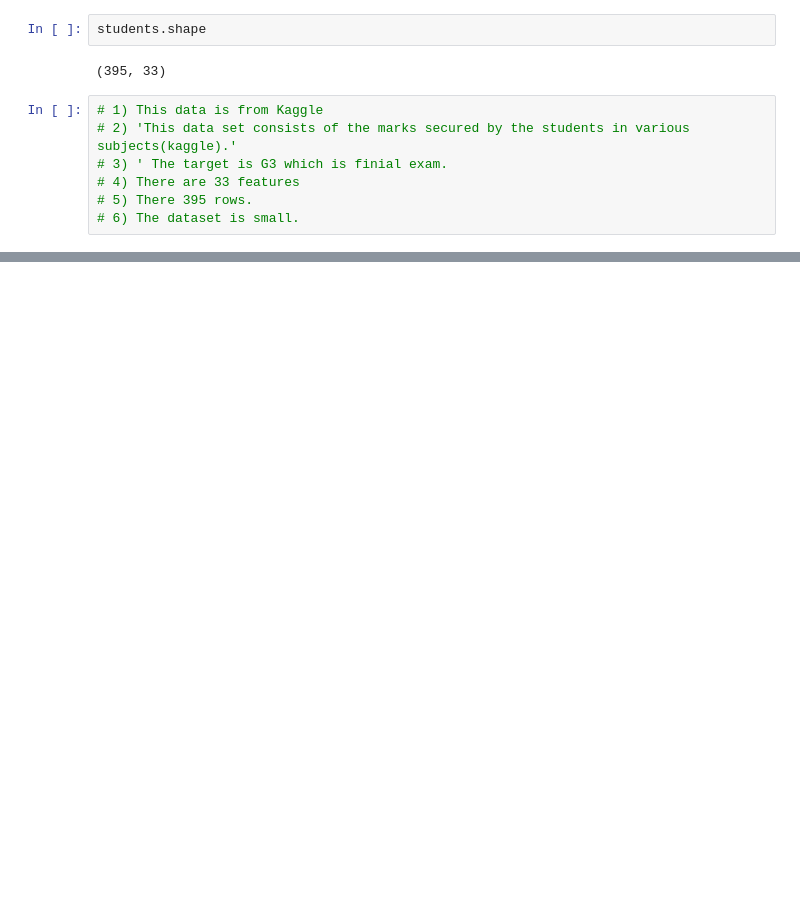
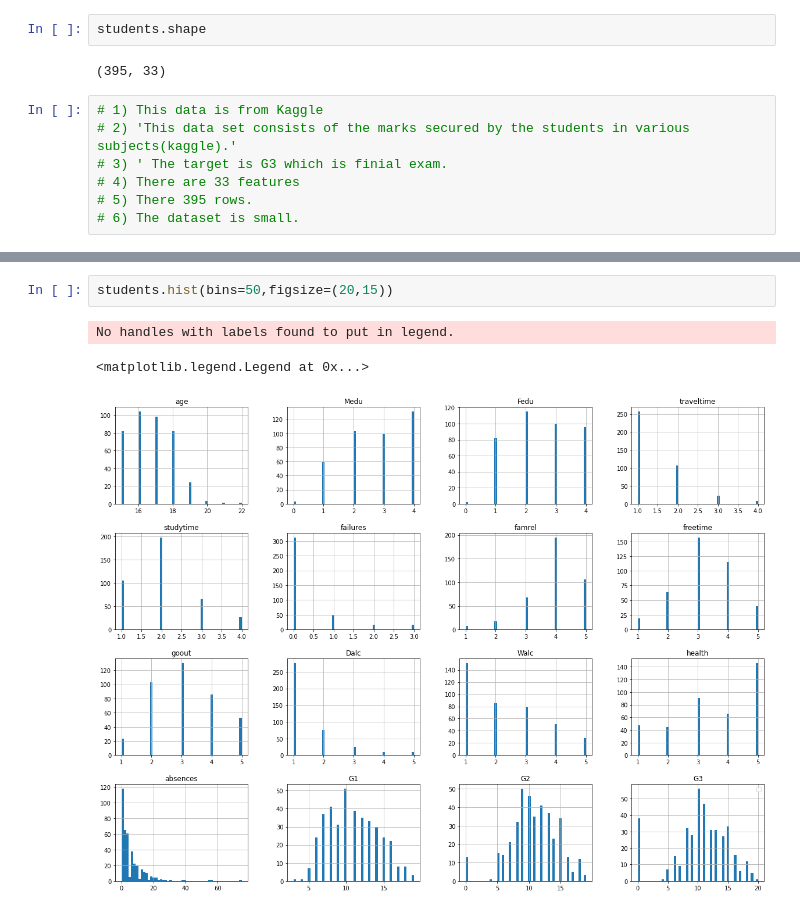
Before and after one commit to aaguil8a/Tabular-Playground-Series---Oct-2021, a Jupyter notebook: SecondIdea.ipynb, the cells around one changed output, grey strips where cells are left out. Drawn from its saved outputs; the diff is of its cells as text; blank space fills up the shorter version.

```diff
--- a/SecondIdea.ipynb
+++ b/SecondIdea.ipynb
@@ -29,0 +155,6 @@ students.shape
+# %%
+students.hist(bins=50,figsize=(20,15))
+# %% [output]
+No handles with labels found to put in legend.
+<matplotlib.legend.Legend at 0x...>
+[figure, added]
```
Also changed, not shown: parts of 15 cells of this notebook.
